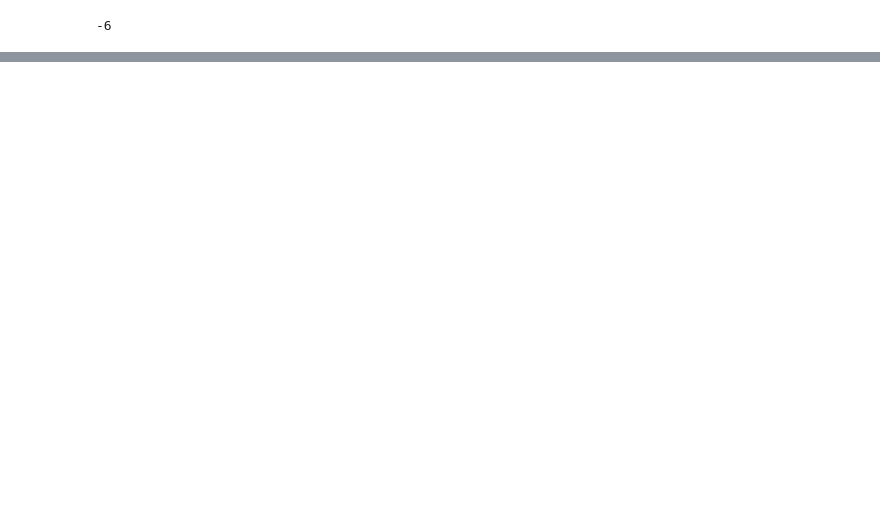
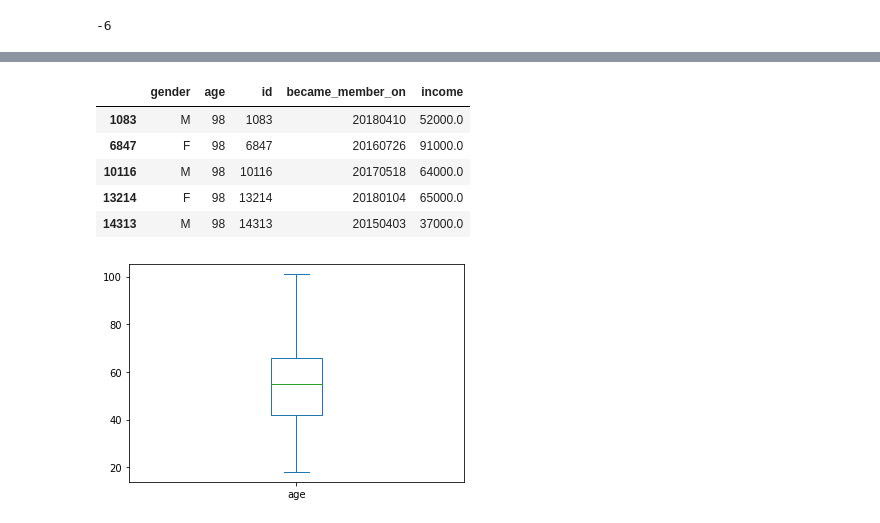
Before and after one commit to IsmaelMiranda11/capstone_project_offer_starbucks, a Jupyter notebook: Explorando os Dados.ipynb, the cells around one changed output, grey strips where cells are left out. Saved outputs shown, nothing was run; the diff lists cells and outputs as text; code cells hidden in the pictures; blank space fills up the shorter version.

```diff
--- a/Explorando os Dados.ipynb
+++ b/Explorando os Dados.ipynb
@@ -129,0 +154,11 @@ Name: event, dtype: int64
+# %%
+profile.loc[profile.age != 118].age.plot.box()
+profile.loc[profile.age ==98]
+# %% [output]
+|  | gender | age | id | became_member_on | income |
+| 1083 | M | 98 | 1083 | 20180410 | 52000.0 |
+| 6847 | F | 98 | 6847 | 20160726 | 91000.0 |
+| 10116 | M | 98 | 10116 | 20170518 | 64000.0 |
+| 13214 | F | 98 | 13214 | 20180104 | 65000.0 |
+| 14313 | M | 98 | 14313 | 20150403 | 37000.0 |
+[figure, added]
```
Also changed, not shown: parts of 12 cells of this notebook.
